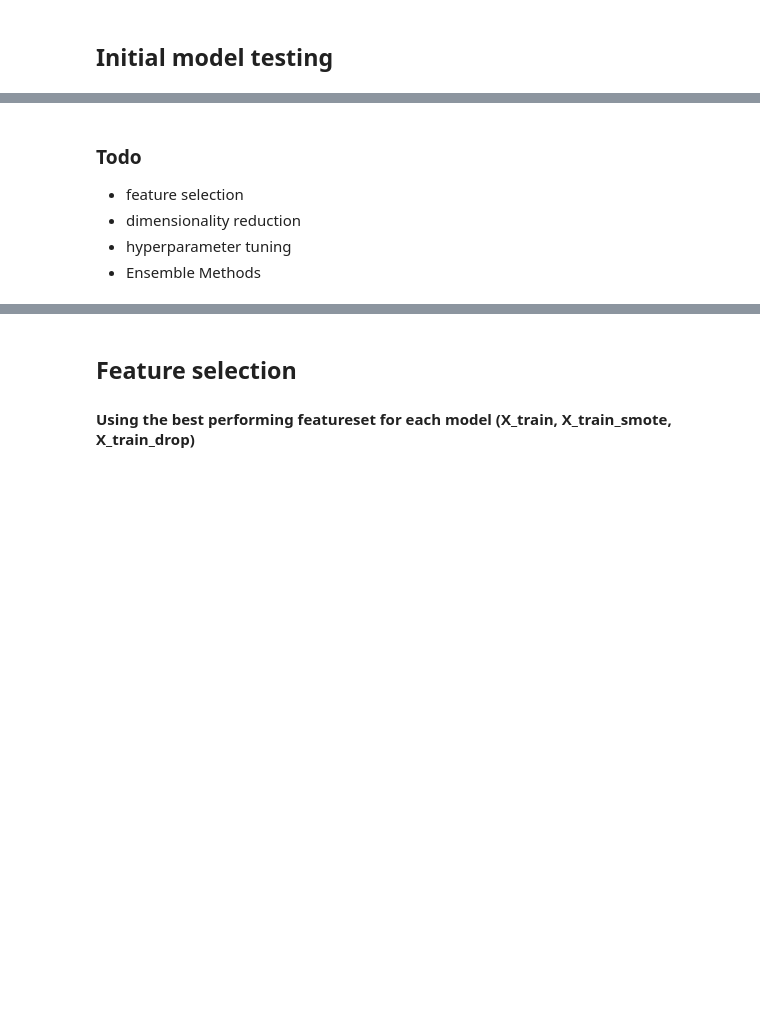
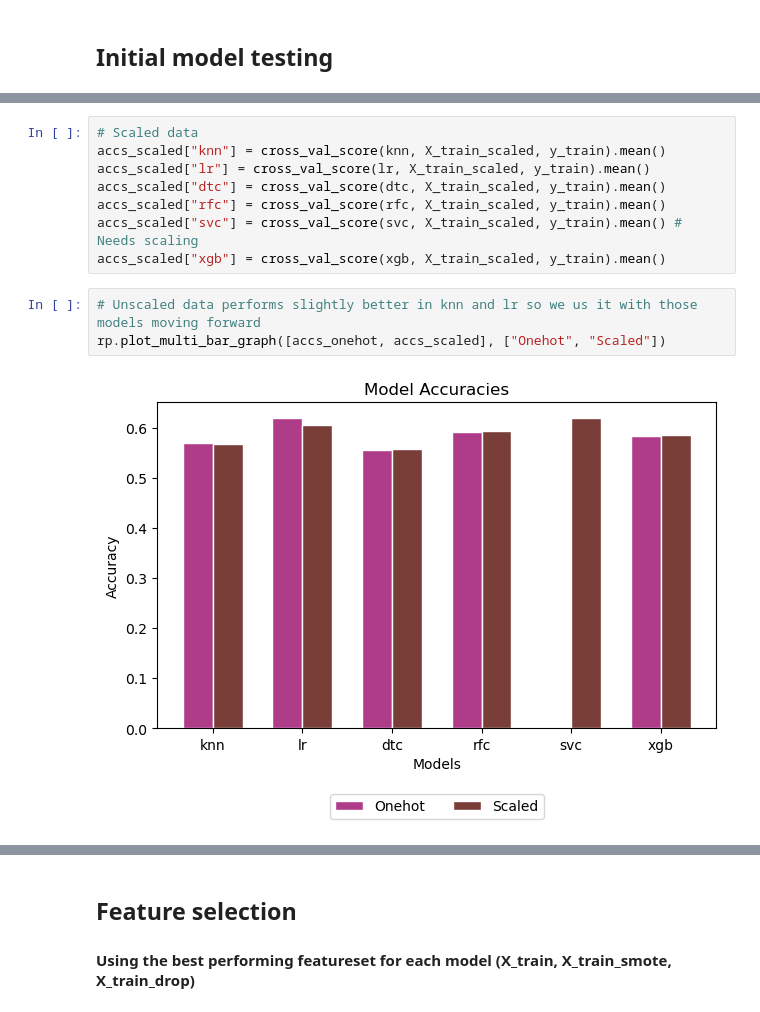
Before and after one commit to Rampenator/dsb, a Jupyter notebook: Rasmus.ipynb, the cells around one changed output, grey strips where cells are left out. Saved outputs shown, nothing was run; the diff lists cells and outputs as text; blank space fills up the shorter version.

```diff
--- a/Rasmus.ipynb
+++ b/Rasmus.ipynb
@@ -196,6 +193,13 @@ rp.plot_multi_bar_graph([accs, accs_smote, accs_drop], ["Original", "SMOTE", "Dr
-# %% [markdown]
-### Todo
-- feature selection
-- dimensionality reduction
-- hyperparameter tuning
-- Ensemble Methods
+# %%
+# Scaled data
+accs_scaled["knn"] = cross_val_score(knn, X_train_scaled, y_train).mean()
+accs_scaled["lr"] = cross_val_score(lr, X_train_scaled, y_train).mean()
+accs_scaled["dtc"] = cross_val_score(dtc, X_train_scaled, y_train).mean()
+accs_scaled["rfc"] = cross_val_score(rfc, X_train_scaled, y_train).mean()
+accs_scaled["svc"] = cross_val_score(svc, X_train_scaled, y_train).mean() # Needs scaling
+accs_scaled["xgb"] = cross_val_score(xgb, X_train_scaled, y_train).mean()
+# %%
+# Unscaled data performs slightly better in knn and lr so we us it with those models moving forward
+rp.plot_multi_bar_graph([accs_onehot, accs_scaled], ["Onehot", "Scaled"])
+# %% [output]
+[figure, added]
```
Also changed, not shown: parts of 43 cells of this notebook.
